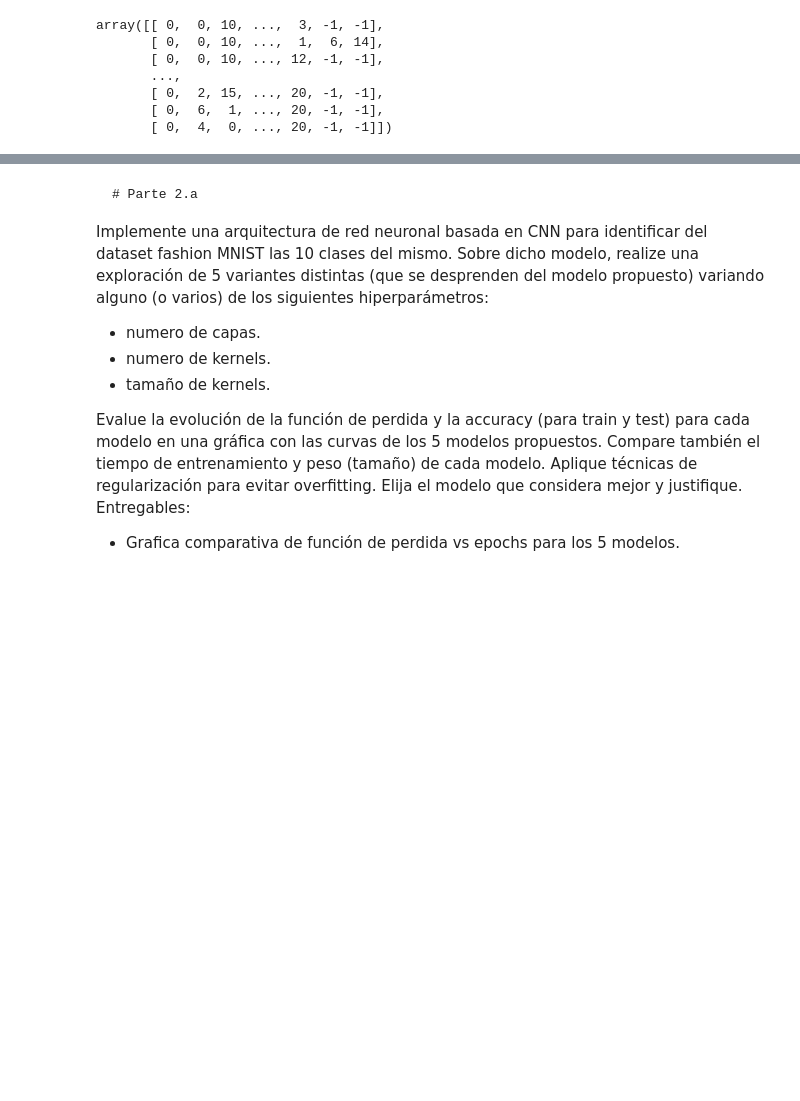
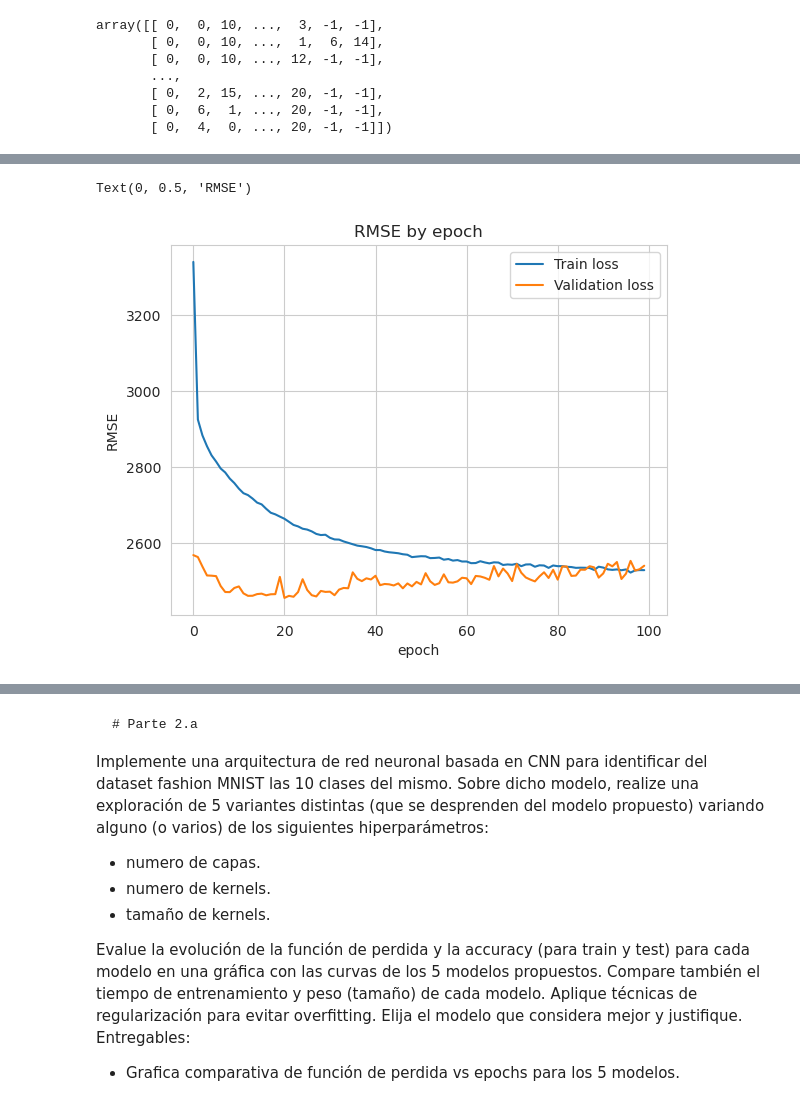
Before and after one commit to vasconcelosfer/DeepLearning, a Jupyter notebook: Deep_Learning_TP_Cohorte_16_4B2024.ipynb, the cells around one changed output, grey strips where cells are left out. Cells and saved outputs as stored; diff of their text form; code cells hidden in the pictures; blank space fills up the shorter version.

```diff
--- a/Deep_Learning_TP_Cohorte_16_4B2024.ipynb
+++ b/Deep_Learning_TP_Cohorte_16_4B2024.ipynb
@@ -846,0 +867,2 @@ KeyboardInterrupt:
+# %%
+bsales_df_emb_regre = bsales_df_emb_regre.drop(['User_ID', 'Product_ID', 'Purchase_Category'], axis=1, inplace=False)
@@ -846,0 +910,23 @@ KeyboardInterrupt:
+# %%
+product_id_to_idx = {value: i for i, value in enumerate(product_id.unique())}
+# Vector de vendor_idx en el dataset
+product_idx = np.array([product_id_to_idx[value] for value in product_id])
+# Divido el vector vendor_idx en entrenamiento y validación
+product_idx_train = product_idx[train_idx_regre]
+product_idx_valid = product_idx[valid_idx_regre]
+
+user_id_to_idx = {value: i for i, value in enumerate(user_id.unique())}
+# Vector de vendor_idx en el dataset
+user_idx = np.array([user_id_to_idx[value] for value in user_id])
+# Divido el vector vendor_idx en entrenamiento y validación
+user_idx_train = user_idx[train_idx_regre]
+user_idx_valid = user_idx[valid_idx_regre]
+# %%
+# Creo el dataset de entrenamiento
+train_ds_emb_regre = PurchaseCategoryDatasetWithEmbeddings(x_train_emb_regre, user_idx_train, product_idx_train, y_train_emb_regre)
+# Creo el dataset de validación
+valid_ds_emb_regre = PurchaseCategoryDatasetWithEmbeddings(x_valid_emb_regre, user_idx_valid, product_idx_valid, y_valid_emb_regre)
+
+# Pytorch utiliza DataLoader para entregar los dataset de a batches
+train_dataloader_emb_regre = DataLoader(train_ds_emb_regre, batch_size=64, shuffle=True)
+valid_dataloader_emb_regre = DataLoader(valid_ds_emb_regre, batch_size=64)
@@ -846,0 +971,11 @@ KeyboardInterrupt:
+# %%
+# Instanciamos la red
+nnet_emb_regression = NNet_Emb_Regre()
+# Copio la red neuronal al dispositivo donde entrene la red neuronal
+nnet_emb_regression = nnet_emb_regression.to(device)
+# Loss
+# loss_function_emb = torch.nn.CrossEntropyLoss(weight=weights, reduction='sum')
+loss_function_emb_regre = torch.nn.MSELoss(reduction='sum')
+
+# Optimizer
+optimizer_emb_regre = torch.optim.Adam(nnet_emb_regression.parameters(), lr=0.05)#, weight_decay=0.01)
@@ -846,0 +1106,12 @@ KeyboardInterrupt:
+# %%
+# Gráfica loss por epoch
+fig, ax1 = plt.subplots(1, 1)
+ax1.plot(train_loss_by_epoch_emb_regre, label="Train loss")
+ax1.plot(valid_loss_by_epoch_emb_regre, label="Validation loss")
+ax1.legend()
+ax1.set_title("RMSE by epoch")
+ax1.set_xlabel("epoch")
+ax1.set_ylabel("RMSE")
+# %% [output]
+Text(0, 0.5, 'RMSE')
+[figure, added]
```
Also changed, not shown: parts of 118 cells of this notebook, 2 other files.
